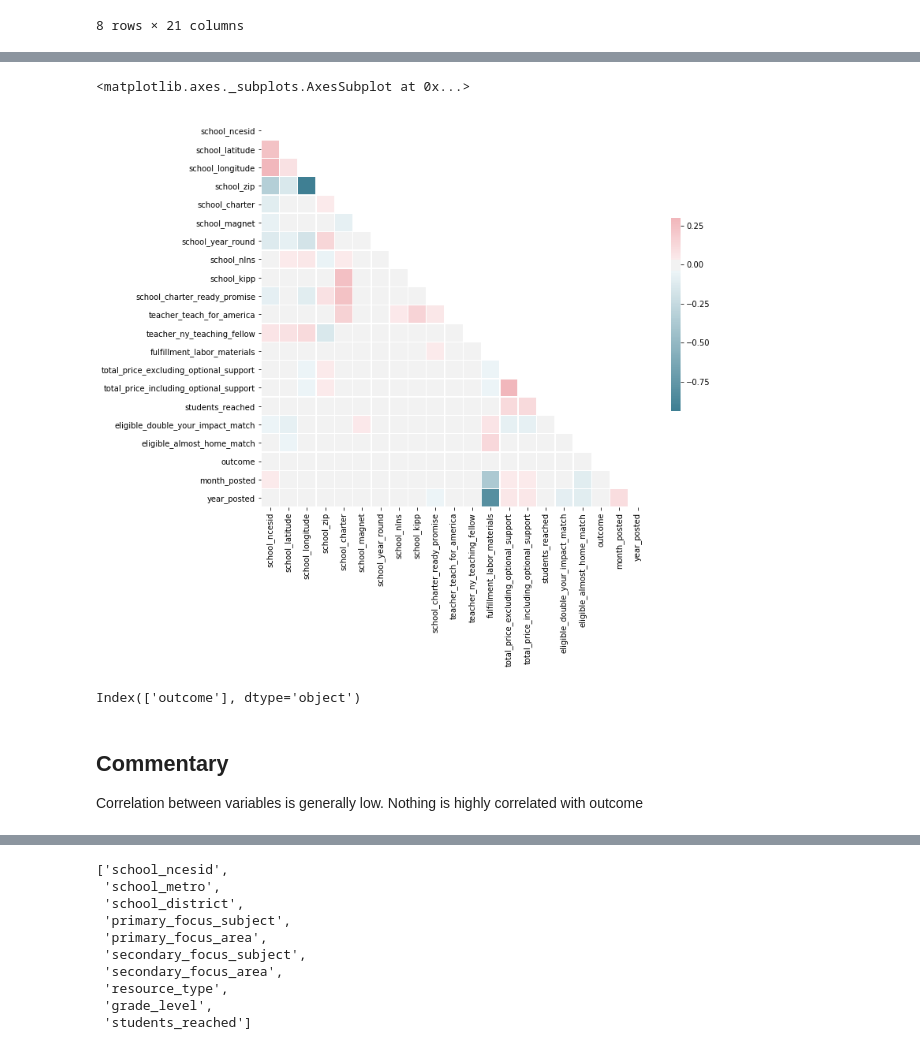
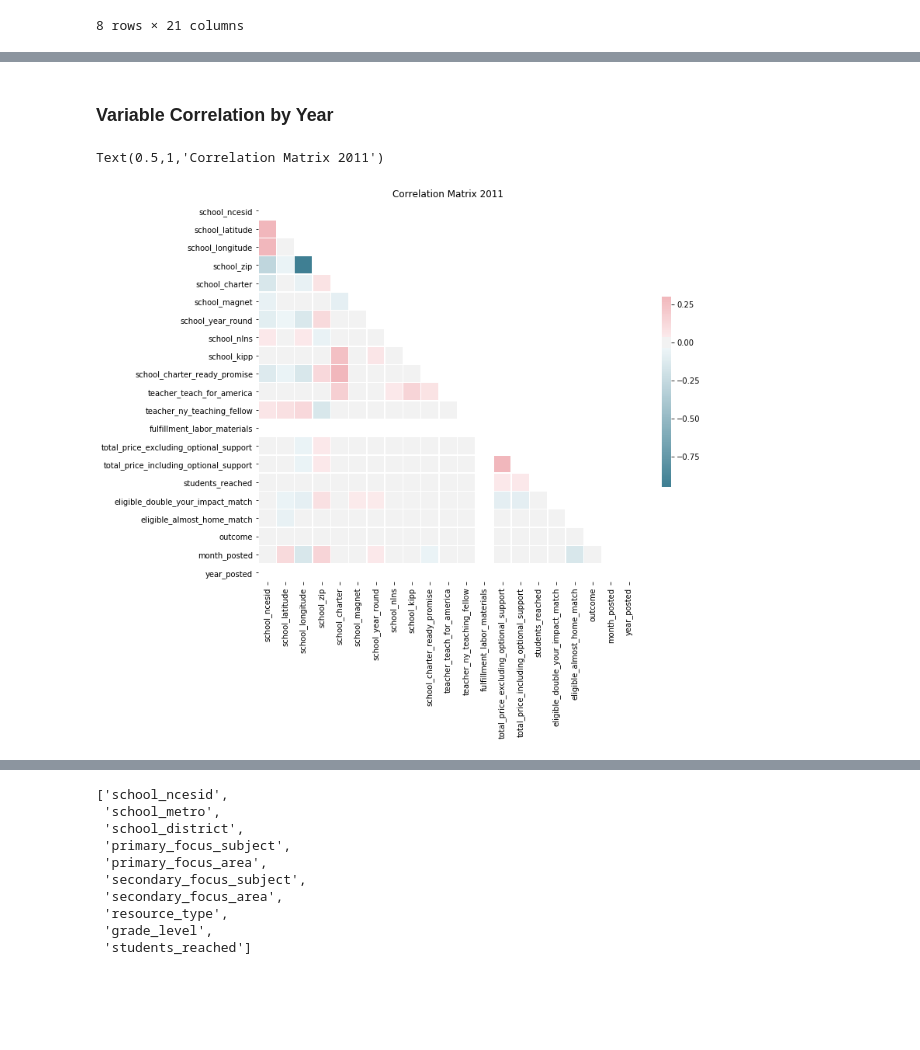
Before and after one commit to cherdeman/ML_for_Public_Policy, a Jupyter notebook: Assignment3/Assignment 3 - Improving the Pipeline.ipynb, the cells around one changed output, grey strips where cells are left out. Saved outputs shown, nothing was run; the diff lists cells and outputs as text; code cells hidden in the pictures; blank space fills up the shorter version.

```diff
--- a/Assignment3/Assignment 3 - Improving the Pipeline.ipynb
+++ b/Assignment3/Assignment 3 - Improving the Pipeline.ipynb
@@ -199,30 +178,23 @@ None
+# %% [markdown]
+### Variable Correlation by Year
 # %%
-# Check correlation between dataset variables
-corr = data_processing.check_correlations(full_df)
+# Check correlation between dataset variables, 2011
+corr = data_processing.check_correlations(full_df[full_df['year_posted']==2011])
 # %%
 # Colored correlation matrix for display
 mask = np.zeros_like(corr, dtype=np.bool)
 mask[np.triu_indices_from(mask)] = True
 
 # Set up the matplotlib figure
 f, ax = plt.subplots(figsize=(11, 9))
 
 # Generate a custom diverging colormap
 cmap = sns.diverging_palette(220, 10, as_cmap=True)
 
 # Draw the heatmap with the mask and correct aspect ratio
 sns.heatmap(corr, mask=mask, cmap=cmap, vmax=.3, center=0,
             square=True, linewidths=.5, cbar_kws={"shrink": .5})
+plt.title("Correlation Matrix 2011")
 # %% [output]
-<matplotlib.axes._subplots.AxesSubplot at 0x...>
+Text(0.5,1,'Correlation Matrix 2011')
-[figure, old version]
+[figure, new version]
-# %%
-# Check for high correlation with predictor variable
-high_corr_threshold = 0.7
-high_corr_vars = data_processing.find_high_corr(corr, high_corr_threshold, 'outcome')
-high_corr_vars
-# %% [output]
-Index(['outcome'], dtype='object')
-# %% [markdown]
-## Commentary
-Correlation between variables is generally low. Nothing is highly correlated with outcome
```
Also changed, not shown: parts of 46 cells of this notebook, 3 other files.
